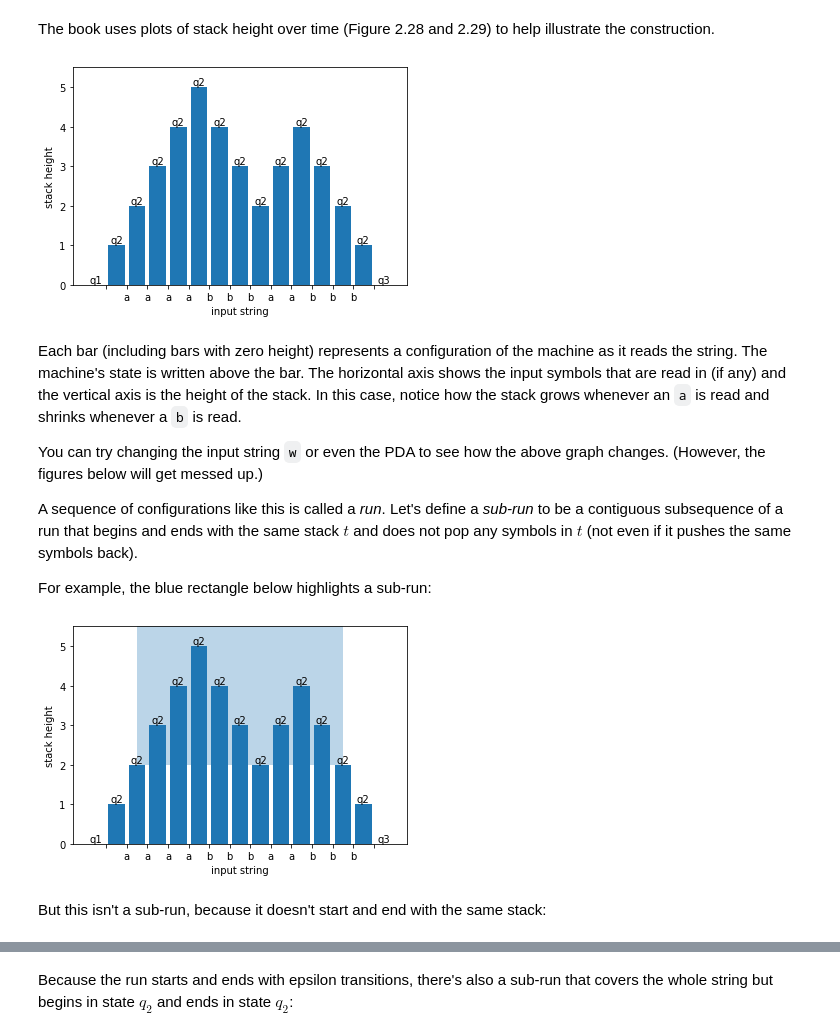
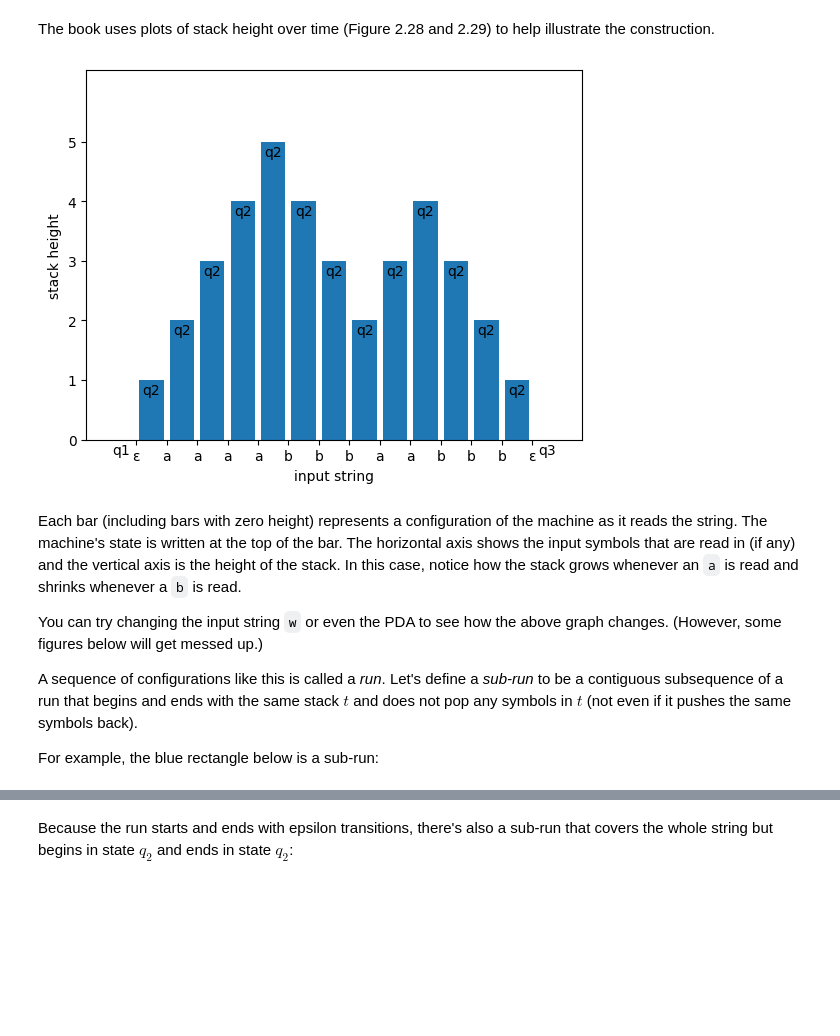
Before and after one commit to ND-CSE-30151/spring-2025, a Jupyter notebook: notes/15-pda-to-cfg.ipynb, the cells around one changed output, grey strips where cells are left out. Saved outputs shown, nothing was run; the diff lists cells and outputs as text; code cells hidden in the pictures; blank space fills up the shorter version.

```diff
--- a/notes/15-pda-to-cfg.ipynb
+++ b/notes/15-pda-to-cfg.ipynb
@@ -12,7 +12,9 @@ import numpy as np
 import matplotlib.pyplot as plt
 import matplotlib.patches as patches, matplotlib.lines as lines
 
-def plot_height(ax, path):
+def plot_height(path, subruns=None):
+    eps = 0.05 # make top borders of patches not touch
+    fig, ax = plt.subplots()
     n = len(path)
     heights = [len(c[2]) for c in path]
     bars = ax.bar(np.arange(n), heights)
@@ -22,13 +24,33 @@ def plot_height(ax, path):
         if len(path[i][1]) > len(path[i+1][1]):
             labels.append(path[i][1][0])
         else:
-            labels.append("")
+            labels.append("ε")
     ax.set_xticklabels(labels)
     ax.set_xlabel("input string")
     ax.set_yticks(np.arange(max(heights)+1))
-    ax.set_ylim(ymax=max(heights)+0.5)
+    ax.set_ylim(ymax=max(heights)+(n-1)*eps+0.5)
     ax.set_ylabel("stack height")
 
     for c, b in zip(path, bars):
         h = b.get_height()
-        ax.text(b.get_x() + b.get_width()/2., h, c[0], ha="center", va="bottom")
+        ax.text(b.get_x() + b.get_width()/2., h-eps, c[0], ha="center", va="top")
+
+    if subruns is None:
+        subruns = []
+    elif subruns == "all":
+        subruns = [(i,j) for i in range(n) for j in range(i+1,n)] # exclude empty
+
+    for (i,j) in subruns:
+        if heights[i] != heights[j]:
+            continue
+        minheight = min(heights[k] for k in range(i,j+1))
+        if minheight < heights[i]:
+            continue
+        maxheight = max(heights[k] for k in range(i,j+1))
+        ax.add_patch(patches.Rectangle((i,minheight),
+                                       j-i,
+                                       maxheight-minheight+(j-i)*eps,
+                                       edgecolor='black',
+                                       facecolor=('tab:blue', 0.2)))
+
+    plt.show()
@@ -59,26 +78,15 @@ r
 [drawing not drawn]
 # %% [markdown]
 The book uses plots of stack height over time (Figure 2.28 and 2.29) to help illustrate the construction.
-# %%
-fig, ax = plt.subplots()
-plot_height(ax, r.shortest_path())
-plt.show()
-# %% [output]
-[figure, removed]
+# %%
+plot_height(r.shortest_path())
+# %% [output]
+[figure, added]
 # %% [markdown]
-Each bar (including bars with zero height) represents a configuration of the machine as it reads the string. The machine's state is written above the bar. The horizontal axis shows the input symbols that are read in (if any) and the vertical axis is the height of the stack. In this case, notice how the stack grows whenever an `a` is read and shrinks whenever a `b` is read.
+Each bar (including bars with zero height) represents a configuration of the machine as it reads the string. The machine's state is written at the top of the bar. The horizontal axis shows the input symbols that are read in (if any) and the vertical axis is the height of the stack. In this case, notice how the stack grows whenever an `a` is read and shrinks whenever a `b` is read.
 
-You can try changing the input string `w` or even the PDA to see how the above graph changes. (However, the figures below will get messed up.)
+You can try changing the input string `w` or even the PDA to see how the above graph changes. (However, some figures below will get messed up.)
 
 A sequence of configurations like this is called a _run_. Let's define a _sub-run_ to be a contiguous subsequence of a run that begins and ends with the same stack $t$ and does not pop any symbols in $t$ (not even if it pushes the same symbols back).
 
-For example, the blue rectangle below highlights a sub-run:
+For example, the blue rectangle below is a sub-run:
-# %%
-fig, ax = plt.subplots()
-plot_height(ax, r.shortest_path())
-ax.add_patch(patches.Rectangle((2,2),10,3.5,alpha=0.3))
-plt.show()
-# %% [output]
-[figure, removed]
-# %% [markdown]
-But this isn't a sub-run, because it doesn't start and end with the same stack:
```
Also changed, not shown: parts of 25 cells of this notebook, 1 other file.
